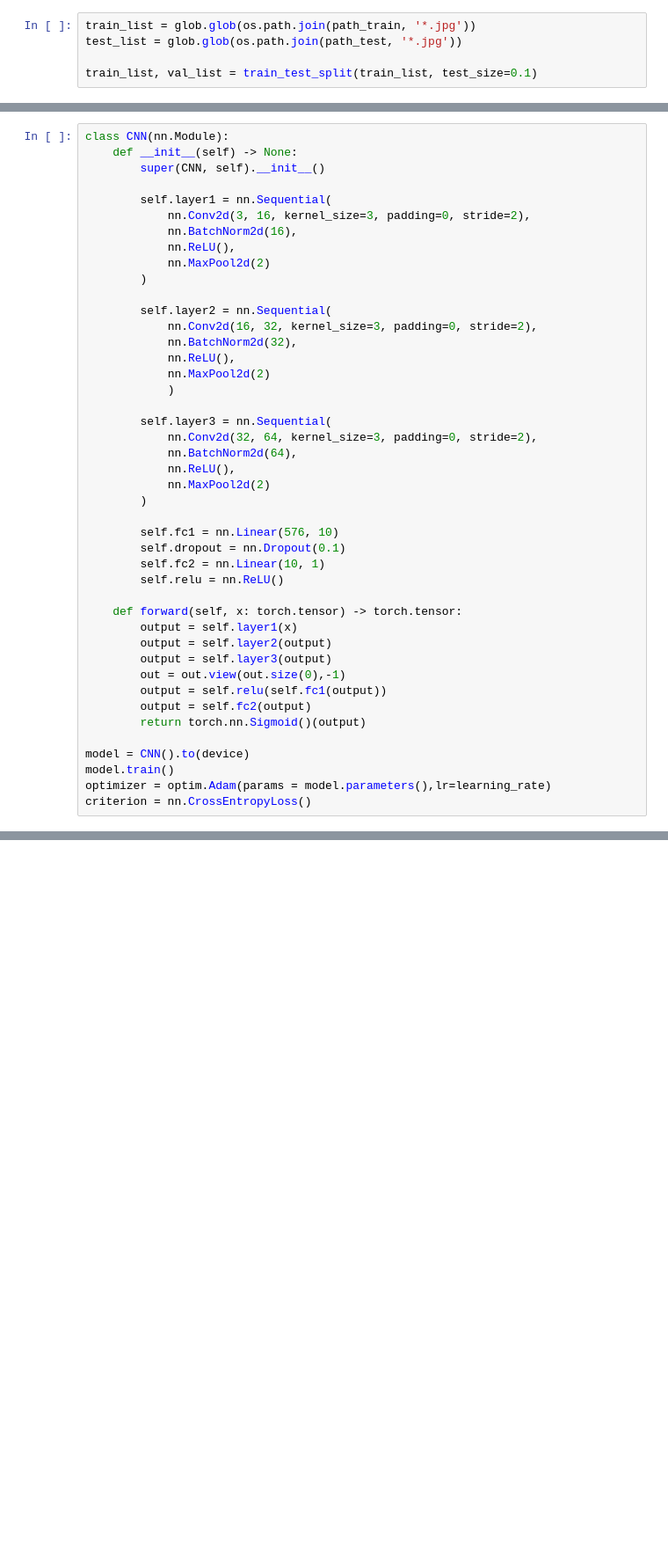
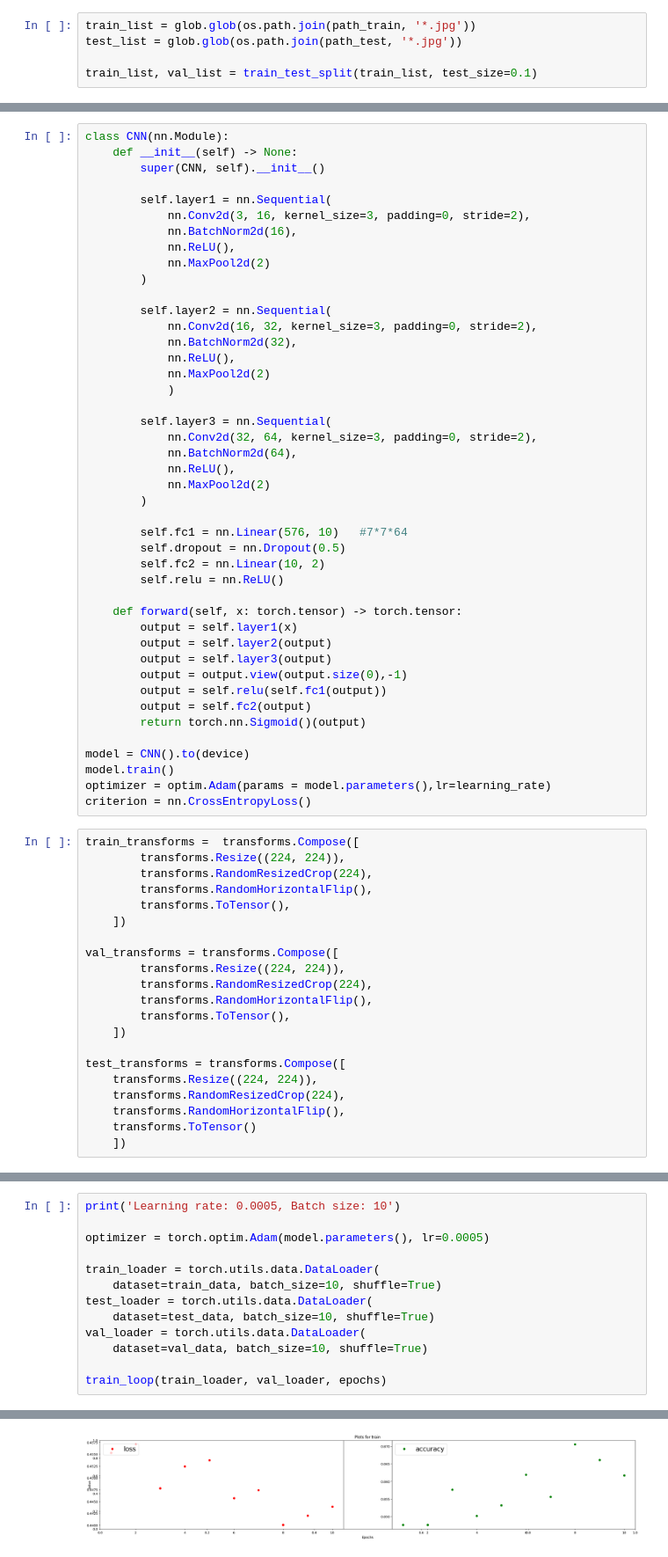
Before and after one commit to Sonya-From-IBAS/PythonLab5, a Jupyter notebook: model.ipynb, the cells around one changed output, grey strips where cells are left out. Shown at 88% size. Cells and saved outputs as stored; diff of their text form; blank space fills up the shorter version.

```diff
--- a/model.ipynb
+++ b/model.ipynb
@@ -133,16 +142,16 @@ class CNN(nn.Module):
             nn.MaxPool2d(2)
         )
 
-        self.fc1 = nn.Linear(576, 10)
-        self.dropout = nn.Dropout(0.1)
-        self.fc2 = nn.Linear(10, 1)
+        self.fc1 = nn.Linear(576, 10)   #7*7*64
+        self.dropout = nn.Dropout(0.5)
+        self.fc2 = nn.Linear(10, 2)
         self.relu = nn.ReLU()
 
     def forward(self, x: torch.tensor) -> torch.tensor:
         output = self.layer1(x)
         output = self.layer2(output)
         output = self.layer3(output)
-        out = out.view(out.size(0),-1)
+        output = output.view(output.size(0),-1)
         output = self.relu(self.fc1(output))
         output = self.fc2(output)
         return torch.nn.Sigmoid()(output)
@@ -151,3 +160,24 @@ model = CNN().to(device)
 model.train()
 optimizer = optim.Adam(params = model.parameters(),lr=learning_rate)
 criterion = nn.CrossEntropyLoss()
+# %%
+train_transforms =  transforms.Compose([
+        transforms.Resize((224, 224)),
+        transforms.RandomResizedCrop(224),
+        transforms.RandomHorizontalFlip(),
+        transforms.ToTensor(),
+    ])
+
+val_transforms = transforms.Compose([
+        transforms.Resize((224, 224)),
+        transforms.RandomResizedCrop(224),
+        transforms.RandomHorizontalFlip(),
+        transforms.ToTensor(),
+    ])
+
+test_transforms = transforms.Compose([
+    transforms.Resize((224, 224)),
+    transforms.RandomResizedCrop(224),
+    transforms.RandomHorizontalFlip(),
+    transforms.ToTensor()
+    ])
@@ -153,0 +337,14 @@ criterion = nn.CrossEntropyLoss()
+# %%
+print('Learning rate: 0.0005, Batch size: 10')
+
+optimizer = torch.optim.Adam(model.parameters(), lr=0.0005)
+
+train_loader = torch.utils.data.DataLoader(
+    dataset=train_data, batch_size=10, shuffle=True)
+test_loader = torch.utils.data.DataLoader(
+    dataset=test_data, batch_size=10, shuffle=True)
+val_loader = torch.utils.data.DataLoader(
+    dataset=val_data, batch_size=10, shuffle=True)
+
+train_loop(train_loader, val_loader, epochs)
+# %% [output]
@@ -153,0 +368 @@ criterion = nn.CrossEntropyLoss()
+[figure, added]
```
Also changed, not shown: parts of 15 cells of this notebook.
